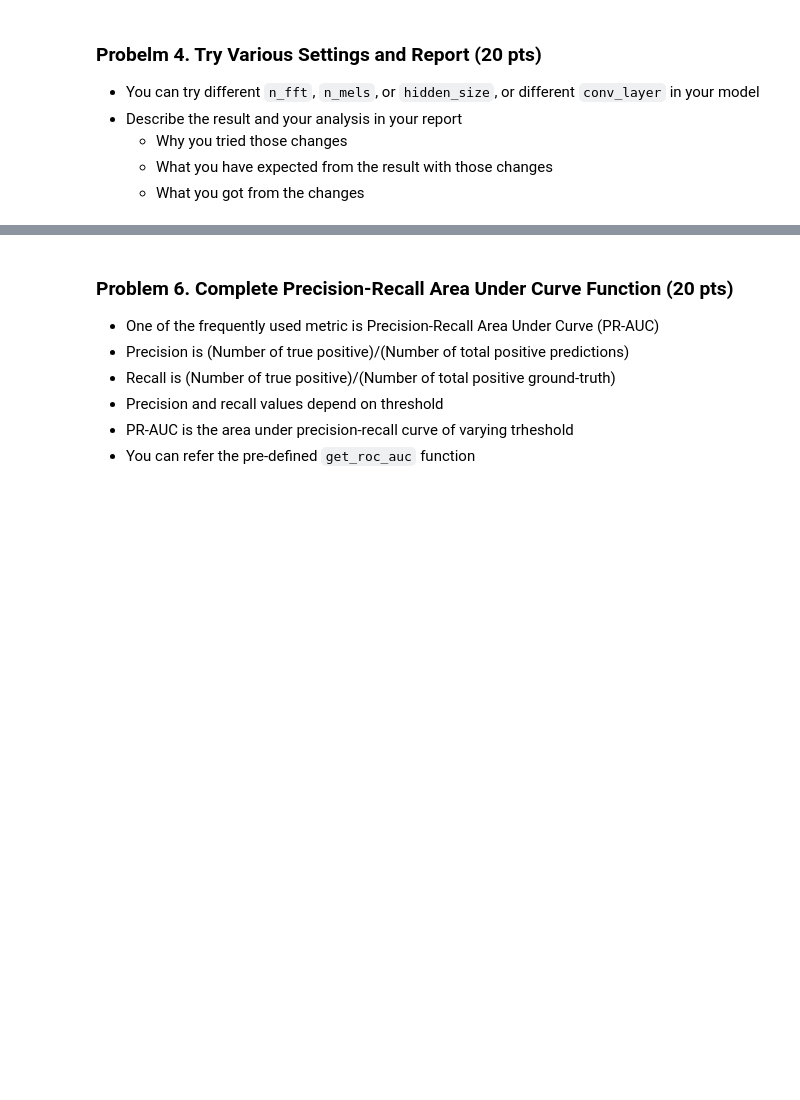
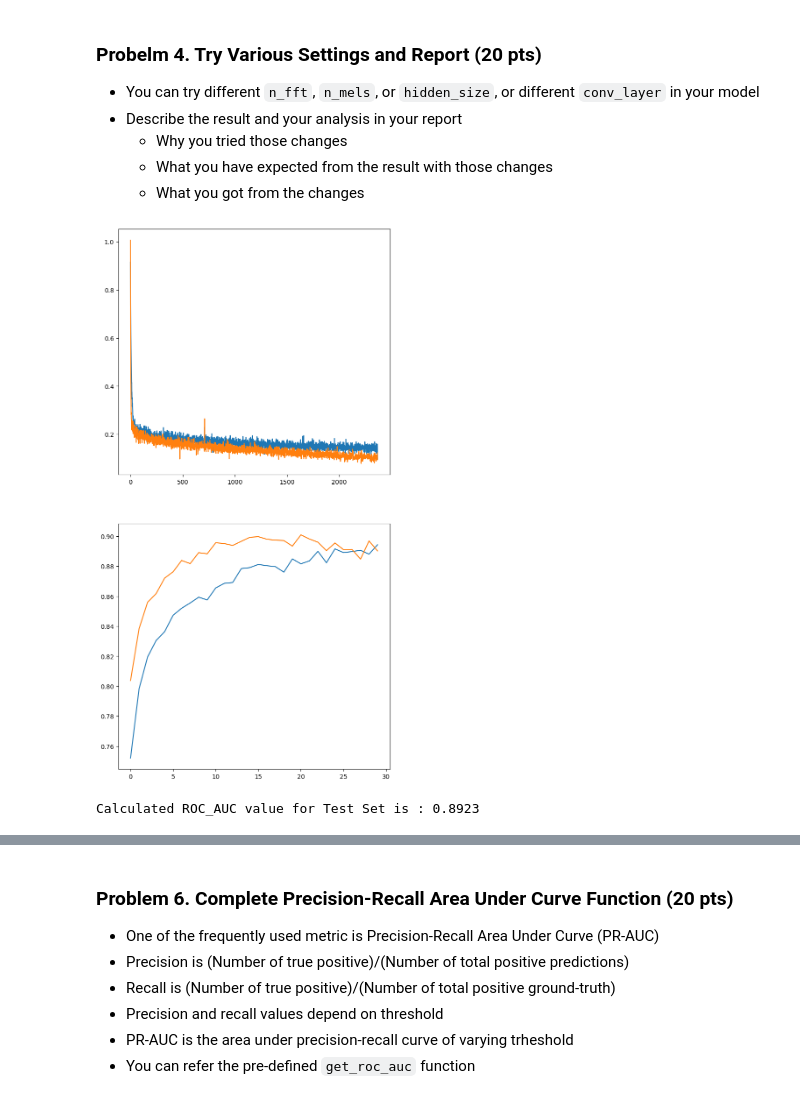
Before and after one commit to minigb/ant5015, a Jupyter notebook: minhee/MIR_Assignment_2.ipynb, the cells around one changed output, grey strips where cells are left out. Saved outputs shown, nothing was run; the diff lists cells and outputs as text; code cells hidden in the pictures; blank space fills up the shorter version.

```diff
--- a/minhee/MIR_Assignment_2.ipynb
+++ b/minhee/MIR_Assignment_2.ipynb
@@ -239,6 +270,13 @@ class OnMemoryDataset(MTATDataset):
     total_audio_datas = []
 
     ### Write your code from here
+    for idx in range(len(self)):
+      file_path = self.dir / self.labels['mp3_path'].iloc[idx]
+      audio_sample, sr = torchaudio.load(file_path)
+      audio_sample = audio_sample.mean(dim=0)
+      audio_sample = torchaudio.functional.resample(audio_sample, sr, self.sr)
+      total_audio_datas.append(audio_sample)
+
     return total_audio_datas
 
   def __getitem__(self, idx):
@@ -254,8 +292,10 @@ class OnMemoryDataset(MTATDataset):
 
     TODO: Complete this function
     '''
+    audio_sample = self.loaded_audios[idx]
+    label = self.label_tensor[idx]
 
-    return
+    return audio_sample, label
 
 dummy_set = OnMemoryDataset(MTAT_DIR, split='train', num_max_data=50)
 audio, label = dummy_set[10]
@@ -351,7 +395,8 @@ def get_roc_auc(pred:torch.Tensor, target:torch.Tensor, num_grid=500):
     prev_fpr = fpr
   return auc
 
-def train_model(model:nn.Module, train_loader:DataLoader, valid_loader:DataLoader, optimizer:torch.optim.Optimizer, num_epochs:int, loss_func:function, device='cuda'):
+def train_model(model:nn.Module, train_loader:DataLoader, valid_loader:DataLoader, optimizer:torch.optim.Optimizer, num_epochs:int, loss_func:Callable, device='cuda'):
+  # Changed loss_func:function -> loss_func:Callable
   loss_records =[]
   valid_acc_records = []
   model.vocab = train_loader.dataset.vocab
@@ -384,13 +429,13 @@ def validate_model(model, valid_loader, device, acc_func=get_roc_auc):
   model.train()
   return valid_acc / len(valid_loader.dataset)
 # %%
-'''
-Train the default model
-'''
+# '''
+# Train the default model
+# '''
 
-model = AudioModel(sr=16000, n_fft=1024, hop_length=512, n_mels=48, num_output=50, hidden_size=32)
-optimizer = torch.optim.Adam(model.parameters(), lr=1e-3)
-model = model.to(DEV)
-loss_func = torch.nn.BCELoss()
-train_record = train_model(model, train_loader, valid_loader, optimizer, num_epochs=30, loss_func=loss_func, device=DEV)
+# model = AudioModel(sr=16000, n_fft=1024, hop_length=512, n_mels=48, num_output=50, hidden_size=32)
+# optimizer = torch.optim.Adam(model.parameters(), lr=1e-3)
+# model = model.to(DEV)
+# loss_func = torch.nn.BCELoss()
+# train_record = train_model(model, train_loader, valid_loader, optimizer, num_epochs=30, loss_func=loss_func, device=DEV)
 # %%
@@ -475,7 +530,17 @@ class YourModel(AudioModel):
     )
       '''
     self.conv_layer = nn.Sequential(
+      nn.Conv1d(n_mels, out_channels=hidden_size, kernel_size=3),
+      nn.MaxPool1d(3),
+      nn.ReLU(),
+      nn.Conv1d(hidden_size, out_channels=hidden_size * 2, kernel_size=3),
+      nn.MaxPool1d(3),
+      nn.ReLU(),
+      nn.Conv1d(hidden_size * 2, out_channels=hidden_size * 3, kernel_size=3),
+      nn.MaxPool1d(3),
+      nn.ReLU()
     )
+    self.final_layer = nn.Linear(hidden_size * 3, num_output)
 # %%
 your_model = YourModel(sr=16000, n_fft=1024, hop_length=512, n_mels=48, num_output=50, hidden_size=32)
 optimizer = torch.optim.Adam(your_model.parameters(), lr=1e-3)
@@ -499,17 +566,28 @@ save_fig_with_date('your_conv_layer_comparison_with_default')
     - What you have expected from the result with those changes
     - What you got from the changes
 # %%
-your_model = YourModel(sr=16000, n_fft=1024, hop_length=512, n_mels=48, num_output=50, hidden_size=32)
+# n_mels: 48 -> 96
+your_model = YourModel(sr=16000, n_fft=1024, hop_length=512, n_mels=96, num_output=50, hidden_size=32)
 optimizer = torch.optim.Adam(your_model.parameters(), lr=1e-3)
 your_model = your_model.to(DEV)
 your_train_record = train_model(your_model, train_loader, valid_loader, optimizer, num_epochs=30, loss_func=loss_func, device=DEV)
 
 ## Save the figure with comparison of default setting
 plt.figure(figsize=(8,16))
 plt.subplot(2,1,1)
 plt.plot(train_record['loss'])
 plt.plot(your_train_record['loss'])
 plt.subplot(2,1,2)
 plt.plot(train_record['valid_acc'])
 plt.plot(your_train_record['valid_acc'])
 save_fig_with_date('comparison_with_default')
+# %% [output]
+[figure, added]
+# %%
+'''
+Get the test result
+'''
+test_acc = validate_model(your_model, test_loader, DEV)
+print(f"Calculated ROC_AUC value for Test Set is : {test_acc:.4f}")
+# %% [output]
+Calculated ROC_AUC value for Test Set is : 0.8923
```
Also changed, not shown: parts of 15 cells of this notebook, 7 other files.
